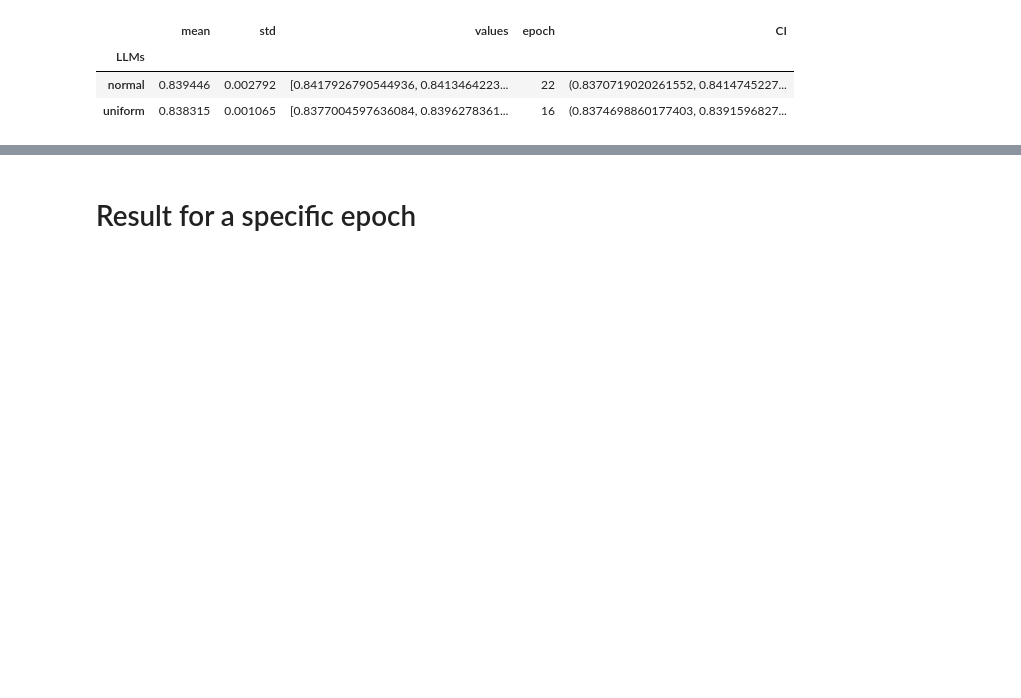
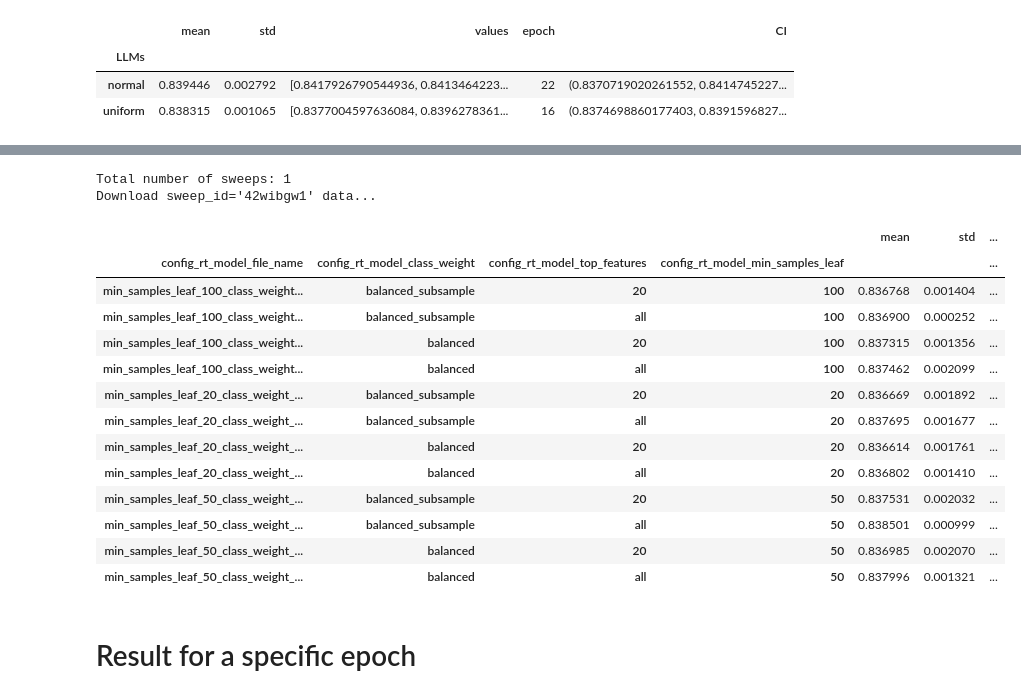
Before and after one commit to maayan-aytek/RtHumanChoicePredictionNLP, a Jupyter notebook: RunningScripts/our_analyze_results.ipynb, the cells around one changed output, grey strips where cells are left out. Saved outputs shown, nothing was run; the diff lists cells and outputs as text; code cells hidden in the pictures; blank space fills up the shorter version.

```diff
--- a/RunningScripts/our_analyze_results.ipynb
+++ b/RunningScripts/our_analyze_results.ipynb
@@ -110,3 +144,23 @@ Download sweep_id='ekvlnnzi' data...
+# %%
+sweep_results = result_metric(["42wibgw1"], "LLMs", drop_HPT=False, epoch='best', dummy_group=False)
+sweep_results
+# %% [output]
+Total number of sweeps: 1
+Download sweep_id='42wibgw1' data...
+|  |  |  |  | mean | std | ... |
+| config_rt_model_file_name | config_rt_model_class_weight | config_rt_model_top_features | config_rt_model_min_samples_leaf |  |  | ... |
+| min_samples_leaf_100_class_weight... | balanced_subsample | 20 | 100 | 0.836768 | 0.001404 | ... |
+| min_samples_leaf_100_class_weight... | balanced_subsample | all | 100 | 0.836900 | 0.000252 | ... |
+| min_samples_leaf_100_class_weight... | balanced | 20 | 100 | 0.837315 | 0.001356 | ... |
+| min_samples_leaf_100_class_weight... | balanced | all | 100 | 0.837462 | 0.002099 | ... |
+| min_samples_leaf_20_class_weight_... | balanced_subsample | 20 | 20 | 0.836669 | 0.001892 | ... |
+| min_samples_leaf_20_class_weight_... | balanced_subsample | all | 20 | 0.837695 | 0.001677 | ... |
+| min_samples_leaf_20_class_weight_... | balanced | 20 | 20 | 0.836614 | 0.001761 | ... |
+| min_samples_leaf_20_class_weight_... | balanced | all | 20 | 0.836802 | 0.001410 | ... |
+| min_samples_leaf_50_class_weight_... | balanced_subsample | 20 | 50 | 0.837531 | 0.002032 | ... |
+| min_samples_leaf_50_class_weight_... | balanced_subsample | all | 50 | 0.838501 | 0.000999 | ... |
+| min_samples_leaf_50_class_weight_... | balanced | 20 | 50 | 0.836985 | 0.002070 | ... |
+| min_samples_leaf_50_class_weight_... | balanced | all | 50 | 0.837996 | 0.001321 | ... |
 # %% [markdown]
 # Result for a specific epoch
 # %%
```
Also changed, not shown: parts of 4 cells of this notebook, 5 other files.
